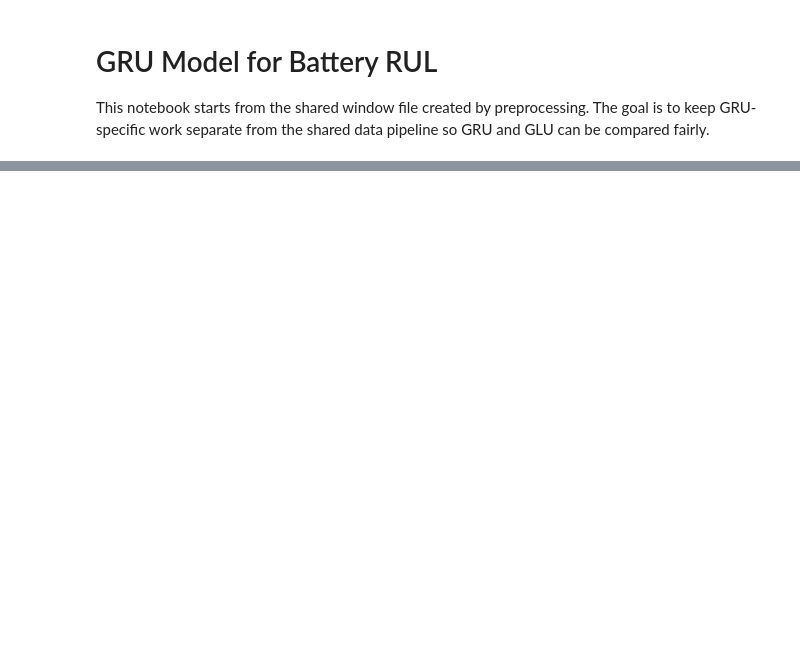
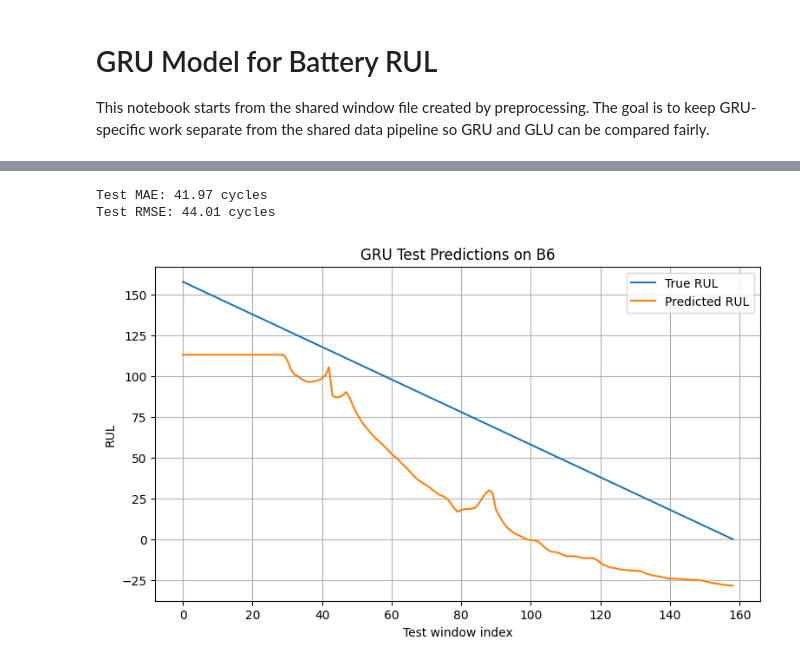
Before and after one commit to kawthar-shameseldeen/Battery-RUL-Prediction, a Jupyter notebook: notebook/gru_model.ipynb, the cells around one changed output, grey strips where cells are left out. Drawn from its saved outputs; the diff is of its cells as text; code cells hidden in the pictures; blank space fills up the shorter version.

```diff
--- a/notebook/gru_model.ipynb
+++ b/notebook/gru_model.ipynb
@@ -67,0 +460,40 @@ print("Test samples:", X_test.shape[0])
+# %%
+# Evaluate the best model on the untouched test battery.
+# Test data is used only now, after training decisions are finished.
+model.eval()
+
+test_predictions = []
+test_targets = []
+
+with torch.no_grad():
+    for batch_X, batch_y in test_loader:
+        predictions = model(batch_X)
+
+        test_predictions.append(predictions)
+        test_targets.append(batch_y)
+
+test_predictions = torch.cat(test_predictions).squeeze().numpy()
+test_targets = torch.cat(test_targets).squeeze().numpy()
+
+mae = np.mean(np.abs(test_predictions - test_targets))
+rmse = np.sqrt(np.mean((test_predictions - test_targets) ** 2))
+
+print(f"Test MAE: {mae:.2f} cycles")
+print(f"Test RMSE: {rmse:.2f} cycles")
+# %% [output]
+Test MAE: 41.97 cycles
+Test RMSE: 44.01 cycles
+# %%
+# Plot true and predicted RUL on the untouched test battery.
+# This shows where the model succeeds or fails across the B6 life cycle.
+plt.figure(figsize=(9, 5))
+plt.plot(test_targets, label="True RUL")
+plt.plot(test_predictions, label="Predicted RUL")
+plt.xlabel("Test window index")
+plt.ylabel("RUL")
+plt.title("GRU Test Predictions on B6")
+plt.legend()
+plt.grid(True)
+plt.show()
+# %% [output]
+[figure, added]
```
Also changed, not shown: parts of 17 cells of this notebook.
